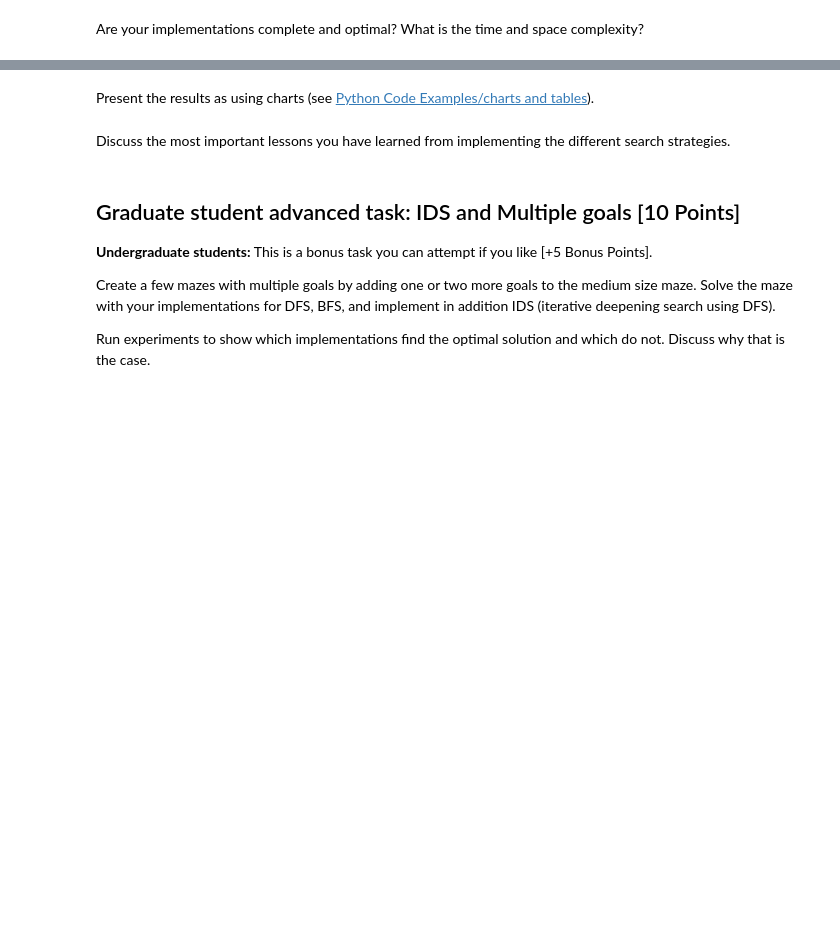
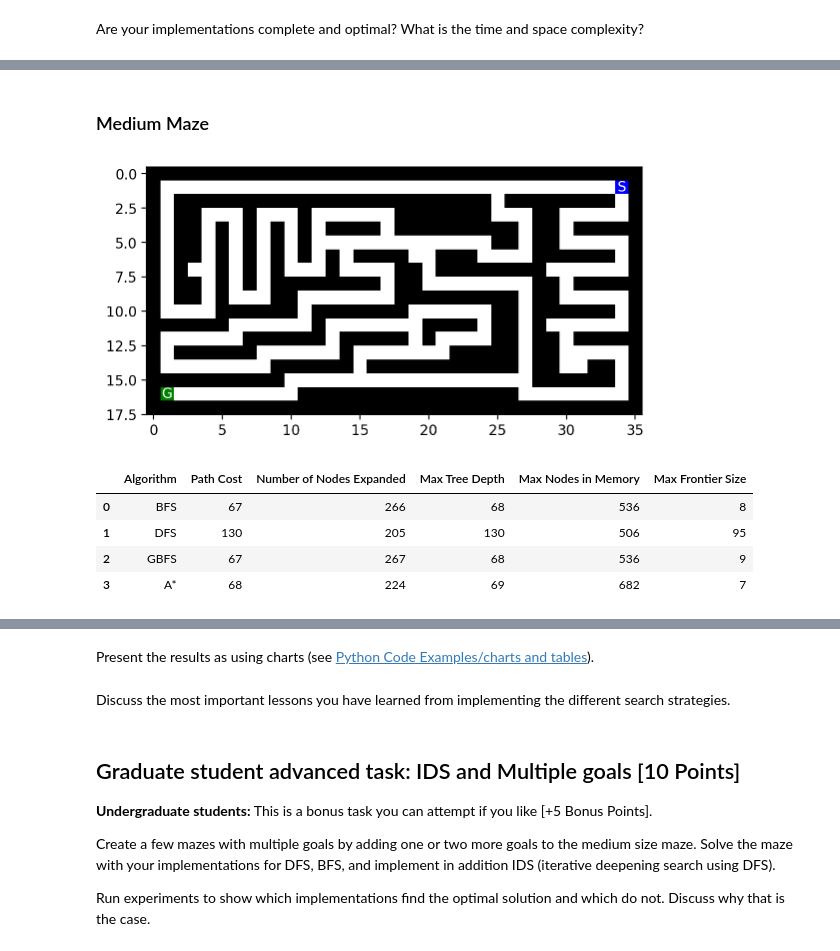
Before and after one commit to leilaniGegg/CS7320-ArtificialIntelligence, a Jupyter notebook: Assignment 3/Maze.ipynb, the cells around one changed output, grey strips where cells are left out. Drawn from its saved outputs; the diff is of its cells as text; code cells hidden in the pictures; blank space fills up the shorter version.

```diff
--- a/Assignment 3/Maze.ipynb
+++ b/Assignment 3/Maze.ipynb
@@ -367,0 +563,32 @@ __Medium Maze__
+# %% [markdown]
+### Medium Maze
+# %%
+import pandas as pd
+
+# MEDIUM MAZE
+with open("./mazes/medium_maze.txt", "r") as f:
+    maze_str = f.read()
+maze = mh.parse_maze(maze_str)
+mh.show_maze(maze)
+
+# Get the result of each of the search algorithms
+result1 = bfs(maze, mh.find_pos(maze, "S"), mh.find_pos(maze, "G"))
+result2 = dfs(maze, mh.find_pos(maze, "S"), mh.find_pos(maze, "G"))
+result3 = gbfs(maze, mh.find_pos(maze, "S"), mh.find_pos(maze, "G"))
+result4 = a_star(maze, mh.find_pos(maze, "S"), mh.find_pos(maze, "G"))
+
+table = pd.DataFrame(columns=['Algorithm', 'Path Cost', 'Number of Nodes Expanded', 'Max Tree Depth', 'Max Nodes in Memory', 'Max Frontier Size'])
+table['Algorithm'] = ['BFS', 'DFS', 'GBFS', 'A*']
+table['Path Cost'] = [result1[1], result2[1], result3[1], result4[1]]
+table['Number of Nodes Expanded'] = [result1[2], result2[2], result3[2], result4[2]]
+table['Max Tree Depth'] = [result1[3], result2[3], result3[3], result4[3]]
+table['Max Nodes in Memory'] = [result1[4], result2[4], result3[4], result4[4]]
+table['Max Frontier Size'] = [result1[5], result2[5], result3[5], result4[5]]
+table
+# %% [output]
+[figure, added]
+|  | Algorithm | Path Cost | Number of Nodes Expanded | Max Tree Depth | Max Nodes in Memory | Max Frontier Size |
+| 0 | BFS | 67 | 266 | 68 | 536 | 8 |
+| 1 | DFS | 130 | 205 | 130 | 506 | 95 |
+| 2 | GBFS | 67 | 267 | 68 | 536 | 9 |
+| 3 | A* | 68 | 224 | 69 | 682 | 7 |
```
Also changed, not shown: parts of 29 cells of this notebook.
